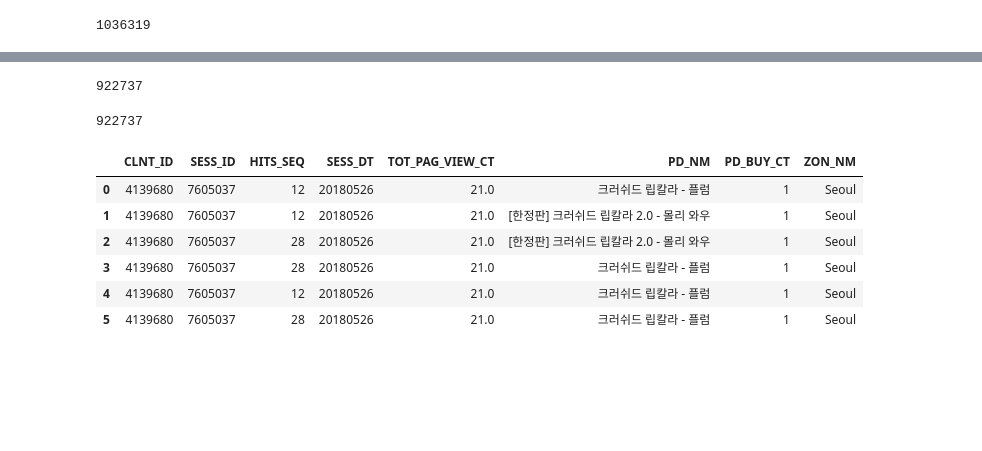
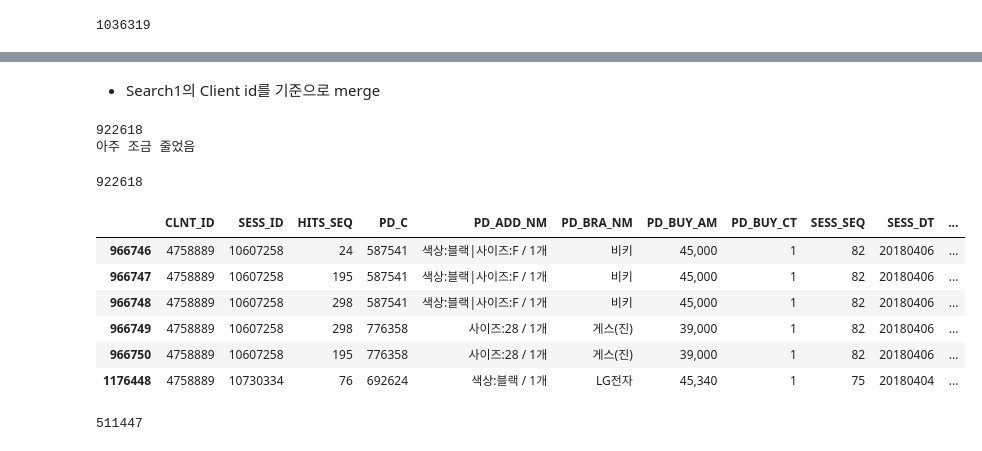
Before and after one commit to LSHReader/KuPoint, a Jupyter notebook: Client Behavior.ipynb, the cells around one changed output, grey strips where cells are left out. Cells and saved outputs as stored; diff of their text form; code cells hidden in the pictures; blank space fills up the shorter version.

```diff
--- a/Client Behavior.ipynb
+++ b/Client Behavior.ipynb
@@ -68,0 +73,6 @@ print(temp2['CLNT_AGE'].isnull().sum().sum())
+# %%
+#HIT_SEQ가 1인 Column 제거하기 (outlier로 간주하라고 하였음)
+
+idx = (Product['HITS_SEQ'] != 1)
+Product = Product[idx]
+print(len(Product['CLNT_ID'].value_counts()))
@@ -69,27 +91,31 @@ print(temp2['CLNT_AGE'].isnull().sum().sum())
+# %% [markdown]
+- Search1의 Client id를 기준으로 merge
 # %%
-#구매에 참여한 client와 세션에 참여한 client의 수는 같으므로 inner join
+#Product에서 outlier를 제거해 줬으므로 Product의 client에 맞춘다
 data1 = pd.merge(Product, Session)
 print(len(data1['CLNT_ID'].value_counts()))
+print('아주 조금 줄었음')
 # %% [output]
-922737
+922618
+아주 조금 줄었음
 # %%
 #상품정보를 추가해준다
 data2 = pd.merge(data1, Master, how = 'left', on = 'PD_C')
 print(len(data1['CLNT_ID'].value_counts()))
 # %% [output]
-922737
+922618
 # %%
 #세션과 구매에 참여한 client를 기준으로 data2과 Search1을 left outer join 해 준다
 #세션과 구매에 참여한 client일지라도 검색을 하지 않은 client가 존재한다
-data2 = data2[['CLNT_ID','SESS_ID','HITS_SEQ','SESS_DT','TOT_PAG_VIEW_CT','PD_NM','PD_BUY_CT','ZON_NM']]
+#data2 = data2[['CLNT_ID','SESS_ID','HITS_SEQ','SESS_DT','TOT_PAG_VIEW_CT','PD_NM','CLAC1_NM','PD_BUY_CT','ZON_NM']]
 # %%
-idx = data2['CLNT_ID'] == 4139680
+idx = data2['CLNT_ID'] == 4758889
 data2[idx]
 # %% [output]
-|  | CLNT_ID | SESS_ID | HITS_SEQ | SESS_DT | TOT_PAG_VIEW_CT | PD_NM | PD_BUY_CT | ZON_NM |
-| 0 | 4139680 | 7605037 | 12 | 20180526 | 21.0 | 크러쉬드 립칼라 - 플럼 | 1 | Seoul |
-| 1 | 4139680 | 7605037 | 12 | 20180526 | 21.0 | [한정판] 크러쉬드 립칼라 2.0 - 몰리 와우 | 1 | Seoul |
-| 2 | 4139680 | 7605037 | 28 | 20180526 | 21.0 | [한정판] 크러쉬드 립칼라 2.0 - 몰리 와우 | 1 | Seoul |
-| 3 | 4139680 | 7605037 | 28 | 20180526 | 21.0 | 크러쉬드 립칼라 - 플럼 | 1 | Seoul |
-| 4 | 4139680 | 7605037 | 12 | 20180526 | 21.0 | 크러쉬드 립칼라 - 플럼 | 1 | Seoul |
-| 5 | 4139680 | 7605037 | 28 | 20180526 | 21.0 | 크러쉬드 립칼라 - 플럼 | 1 | Seoul |
+|  | CLNT_ID | SESS_ID | HITS_SEQ | PD_C | PD_ADD_NM | PD_BRA_NM | PD_BUY_AM | PD_BUY_CT | SESS_SEQ | SESS_DT | ... |
+| 966746 | 4758889 | 10607258 | 24 | 587541 | 색상:블랙|사이즈:F / 1개 | 비키 | 45,000 | 1 | 82 | 20180406 | ... |
+| 966747 | 4758889 | 10607258 | 195 | 587541 | 색상:블랙|사이즈:F / 1개 | 비키 | 45,000 | 1 | 82 | 20180406 | ... |
+| 966748 | 4758889 | 10607258 | 298 | 587541 | 색상:블랙|사이즈:F / 1개 | 비키 | 45,000 | 1 | 82 | 20180406 | ... |
+| 966749 | 4758889 | 10607258 | 298 | 776358 | 사이즈:28 / 1개 | 게스(진) | 39,000 | 1 | 82 | 20180406 | ... |
+| 966750 | 4758889 | 10607258 | 195 | 776358 | 사이즈:28 / 1개 | 게스(진) | 39,000 | 1 | 82 | 20180406 | ... |
+| 1176448 | 4758889 | 10730334 | 76 | 692624 | 색상:블랙 / 1개 | LG전자 | 45,340 | 1 | 75 | 20180404 | ... |
@@ -99,3 +126,7 @@ Client_Behavior = pd.merge(data2, Search1, how = 'outer', on = 'CLNT_ID')
+# %%
+print(len(Client_Behavior['CLNT_ID'].value_counts()))
+# %% [output]
+511447
 # %%
 Client_Behavior.head()
 # %% [output]
```
Also changed, not shown: parts of 17 cells of this notebook.
